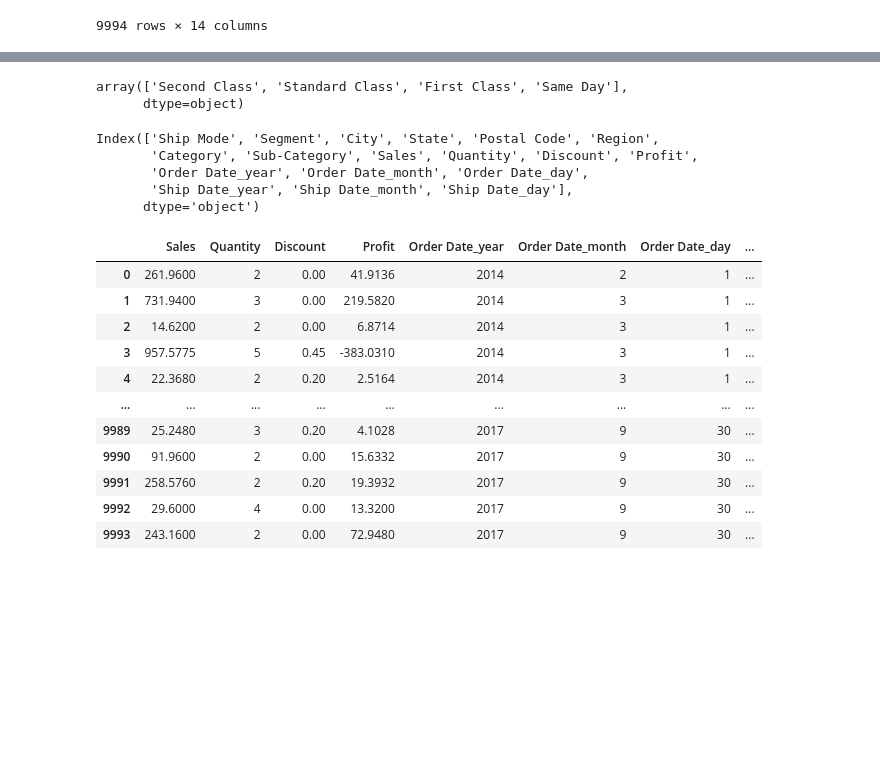
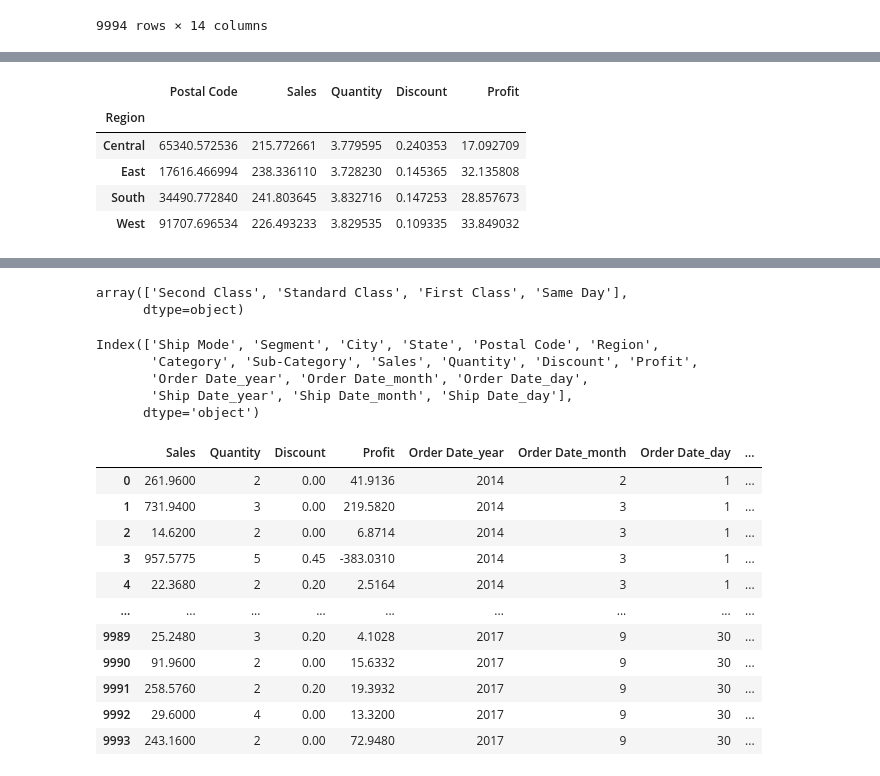
Before and after one commit to sahilkumar0511/Superstore_Sales_Prediction, a Jupyter notebook: Superstore_Sales_Prediction.ipynb, the cells around one changed output, grey strips where cells are left out. Saved outputs shown, nothing was run; the diff lists cells and outputs as text; code cells hidden in the pictures; blank space fills up the shorter version.

```diff
--- a/Superstore_Sales_Prediction.ipynb
+++ b/Superstore_Sales_Prediction.ipynb
@@ -59,0 +83,9 @@ df
+# %%
+df.groupby('Region').mean()
+# %% [output]
+|  | Postal Code | Sales | Quantity | Discount | Profit |
+| Region |  |  |  |  |  |
+| Central | 65340.572536 | 215.772661 | 3.779595 | 0.240353 | 17.092709 |
+| East | 17616.466994 | 238.336110 | 3.728230 | 0.145365 | 32.135808 |
+| South | 34490.772840 | 241.803645 | 3.832716 | 0.147253 | 28.857673 |
+| West | 91707.696534 | 226.493233 | 3.829535 | 0.109335 | 33.849032 |
```
Also changed, not shown: parts of 18 cells of this notebook.
